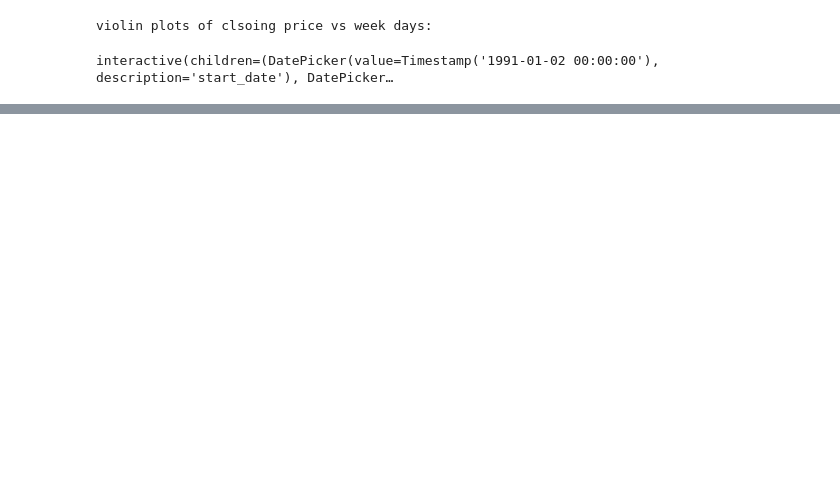
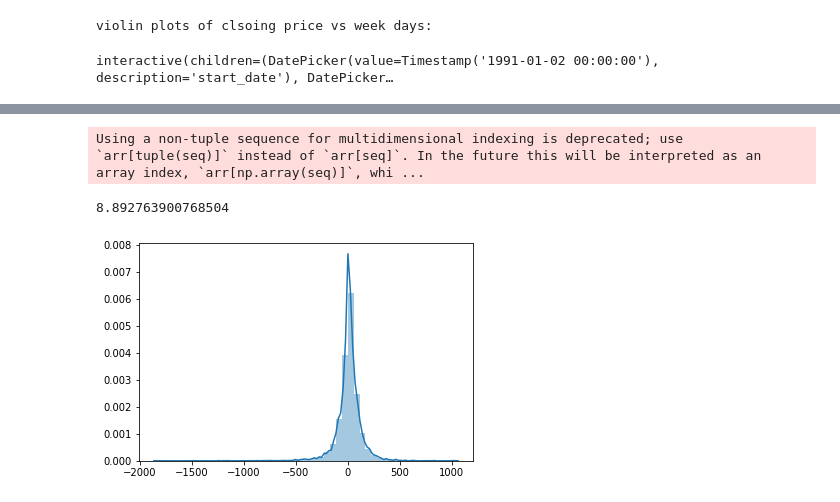
Before and after one commit to navanith007/Stock-Market-Prediction, a Jupyter notebook: Notebooks/Analysis.ipynb, the cells around one changed output, grey strips where cells are left out. Cells and saved outputs as stored; diff of their text form; code cells hidden in the pictures; blank space fills up the shorter version.

```diff
--- a/Notebooks/Analysis.ipynb
+++ b/Notebooks/Analysis.ipynb
@@ -346,0 +432,7 @@ interactive(children=(DatePicker(value=Timestamp('1991-01-02 00:00:00'), descrip
+# %%
+sns.distplot(inc_price)
+print(np.mean(inc_price))
+# %% [output]
+Using a non-tuple sequence for multidimensional indexing is deprecated; use `arr[tuple(seq)]` instead of `arr[seq]`. In the future this will be interpreted as an array index, `arr[np.array(seq)]`, whi ...
+8.892763900768504
+[figure, added]
```
Also changed, not shown: parts of 12 cells of this notebook, 45 other files.
